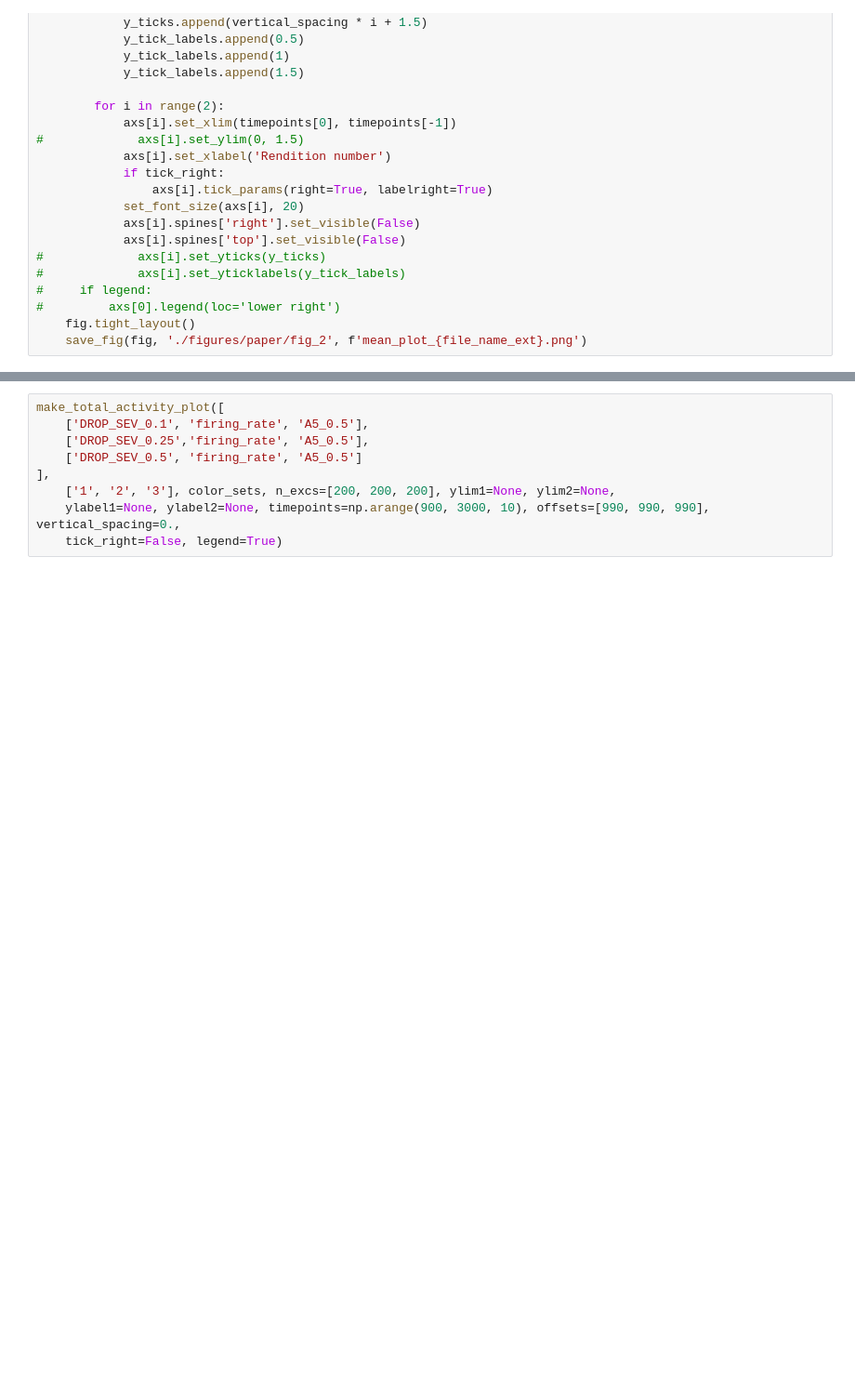
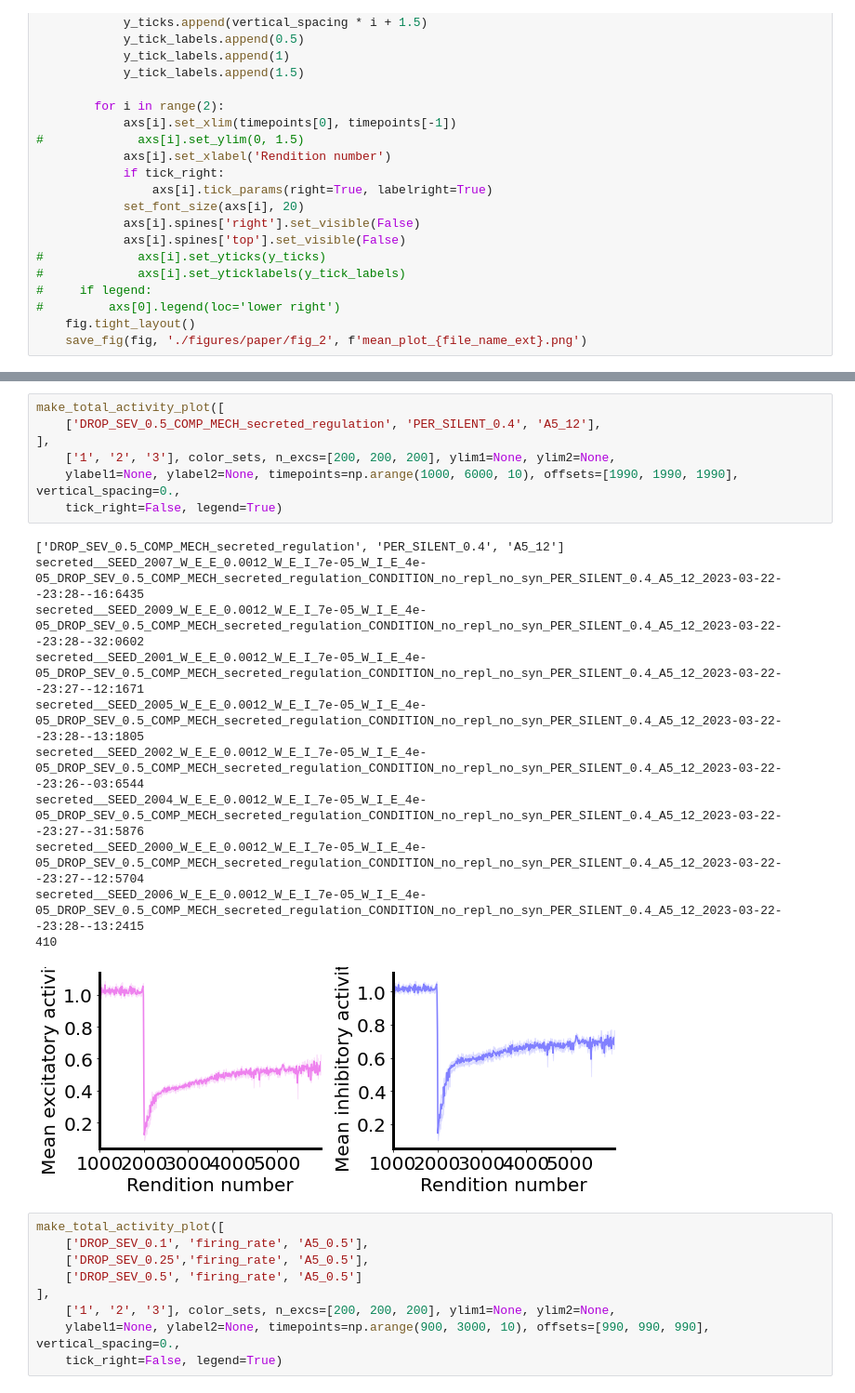
Before and after one commit to davidgbe/spiking_sequence, a Jupyter notebook: spiking_network_model_22_12_13/nb.ipynb, the cells around one changed output, grey strips where cells are left out. Shown at 93% size. Saved outputs shown, nothing was run; the diff lists cells and outputs as text; blank space fills up the shorter version.

```diff
--- a/spiking_network_model_22_12_13/nb.ipynb
+++ b/spiking_network_model_22_12_13/nb.ipynb
@@ -583,3 +705,22 @@ secreted__SEED_2012_W_E_E_0.0012_W_E_I_7e-05_W_I_E_4e-05_DROP_SEV_0.5_COMP_MECH_
+# %%
+make_total_activity_plot([
+    ['DROP_SEV_0.5_COMP_MECH_secreted_regulation', 'PER_SILENT_0.4', 'A5_12'],
+],
+    ['1', '2', '3'], color_sets, n_excs=[200, 200, 200], ylim1=None, ylim2=None,
+    ylabel1=None, ylabel2=None, timepoints=np.arange(1000, 6000, 10), offsets=[1990, 1990, 1990], vertical_spacing=0.,
+    tick_right=False, legend=True)
+# %% [output]
+['DROP_SEV_0.5_COMP_MECH_secreted_regulation', 'PER_SILENT_0.4', 'A5_12']
+secreted__SEED_2007_W_E_E_0.0012_W_E_I_7e-05_W_I_E_4e-05_DROP_SEV_0.5_COMP_MECH_secreted_regulation_CONDITION_no_repl_no_syn_PER_SILENT_0.4_A5_12_2023-03-22--23:28--16:6435
+secreted__SEED_2009_W_E_E_0.0012_W_E_I_7e-05_W_I_E_4e-05_DROP_SEV_0.5_COMP_MECH_secreted_regulation_CONDITION_no_repl_no_syn_PER_SILENT_0.4_A5_12_2023-03-22--23:28--32:0602
+secreted__SEED_2001_W_E_E_0.0012_W_E_I_7e-05_W_I_E_4e-05_DROP_SEV_0.5_COMP_MECH_secreted_regulation_CONDITION_no_repl_no_syn_PER_SILENT_0.4_A5_12_2023-03-22--23:27--12:1671
+secreted__SEED_2005_W_E_E_0.0012_W_E_I_7e-05_W_I_E_4e-05_DROP_SEV_0.5_COMP_MECH_secreted_regulation_CONDITION_no_repl_no_syn_PER_SILENT_0.4_A5_12_2023-03-22--23:28--13:1805
+secreted__SEED_2002_W_E_E_0.0012_W_E_I_7e-05_W_I_E_4e-05_DROP_SEV_0.5_COMP_MECH_secreted_regulation_CONDITION_no_repl_no_syn_PER_SILENT_0.4_A5_12_2023-03-22--23:26--03:6544
+secreted__SEED_2004_W_E_E_0.0012_W_E_I_7e-05_W_I_E_4e-05_DROP_SEV_0.5_COMP_MECH_secreted_regulation_CONDITION_no_repl_no_syn_PER_SILENT_0.4_A5_12_2023-03-22--23:27--31:5876
+secreted__SEED_2000_W_E_E_0.0012_W_E_I_7e-05_W_I_E_4e-05_DROP_SEV_0.5_COMP_MECH_secreted_regulation_CONDITION_no_repl_no_syn_PER_SILENT_0.4_A5_12_2023-03-22--23:27--12:5704
+secreted__SEED_2006_W_E_E_0.0012_W_E_I_7e-05_W_I_E_4e-05_DROP_SEV_0.5_COMP_MECH_secreted_regulation_CONDITION_no_repl_no_syn_PER_SILENT_0.4_A5_12_2023-03-22--23:28--13:2415
+410
+[figure, added]
 # %%
 make_total_activity_plot([
     ['DROP_SEV_0.1', 'firing_rate', 'A5_0.5'],
```
Also changed, not shown: parts of 8 cells of this notebook, 2 other files.
